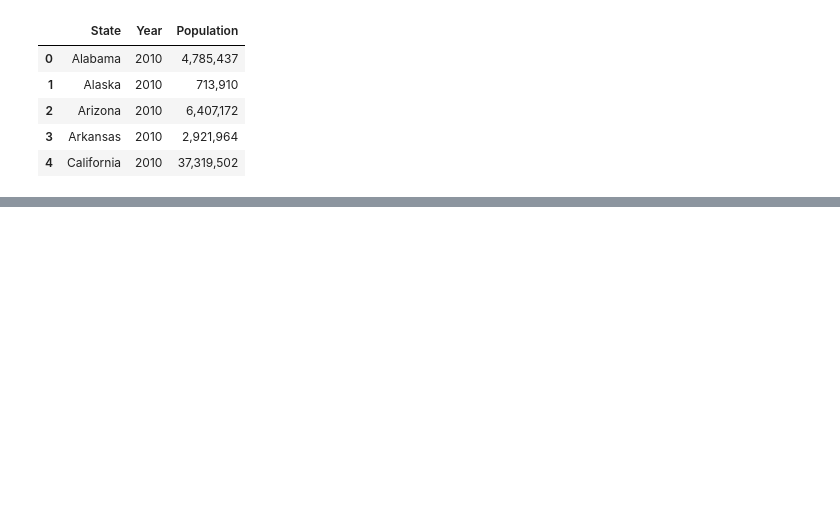
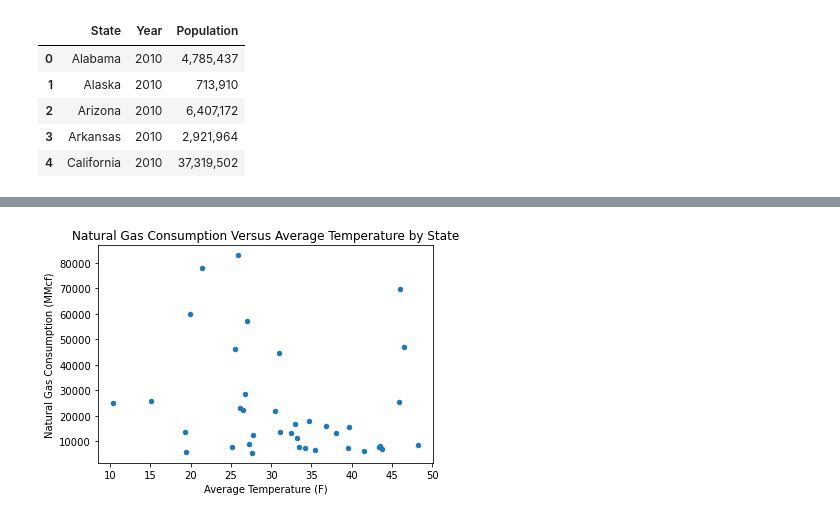
Before and after one commit to kcwf3d/databootcamp_Project_1, a Jupyter notebook: ma_pr1_data_clean.ipynb, the cells around one changed output, grey strips where cells are left out. Cells and saved outputs as stored; diff of their text form; code cells hidden in the pictures; blank space fills up the shorter version.

```diff
--- a/ma_pr1_data_clean.ipynb
+++ b/ma_pr1_data_clean.ipynb
@@ -294,0 +338,6 @@ combined_test
+# %%
+ax1 = state_mean.plot(kind='scatter', x=' Average Temperature', y='Natural Gas Consumption (MMcf)')
+xlabel = ax1.set_xlabel('Average Temperature (F)')
+title = ax1.set_title('Natural Gas Consumption Versus Average Temperature by State')
+# %% [output]
+[figure, added]
```
Also changed, not shown: parts of 33 cells of this notebook, 6 other files.
